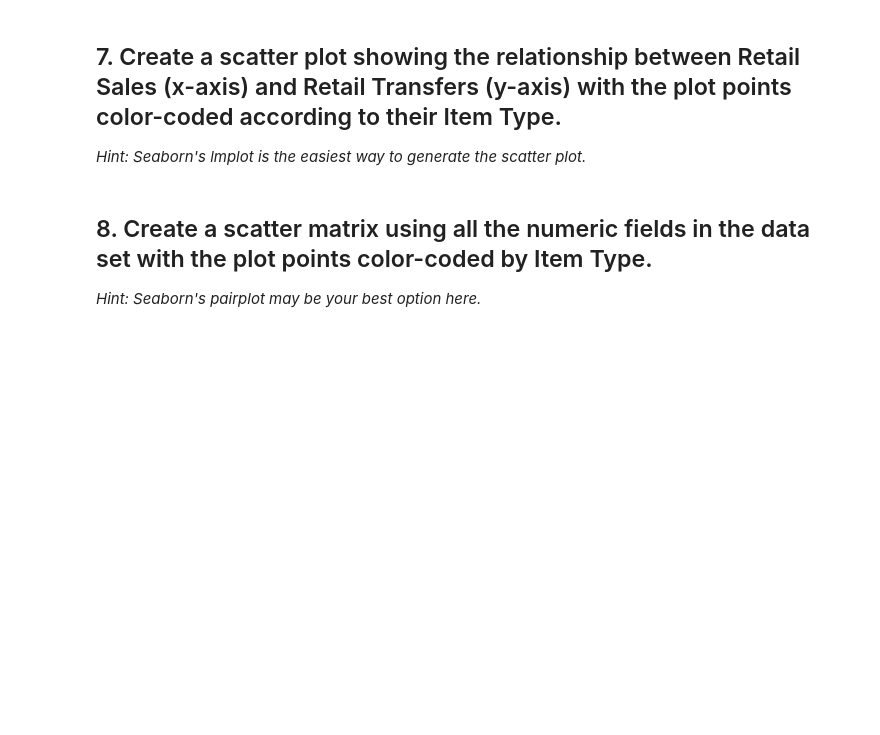
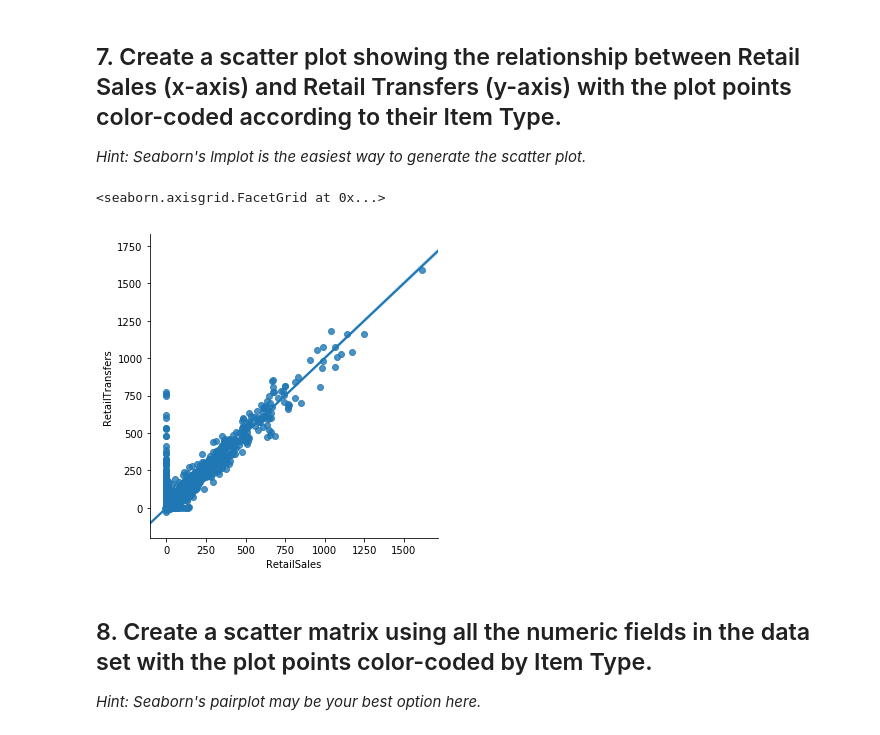
Before and after one commit to LiviaCanet/datamad0119, a Jupyter notebook: module-2/lab-plotting-multiple-data-series/your-code/main.ipynb, the cells around one changed output. Cells and saved outputs as stored; diff of their text form; code cells hidden in the pictures; blank space fills up the shorter version.

```diff
--- a/module-2/lab-plotting-multiple-data-series/your-code/main.ipynb
+++ b/module-2/lab-plotting-multiple-data-series/your-code/main.ipynb
@@ -87,3 +85,11 @@ sns.lmplot(x="RetailSales", y="RetailTransfers", hue="ItemCode", data=data)
+# %%
+sns.lmplot(x="RetailSales", y="RetailTransfers", data=data)
+
+# Hay que poner el hue="ItemCode" dentro de lmplot (para que diferencie los colores), pero cuando lo pongo
+# se me queda bloqueado el jupyter y el ordenador empieza a ventilar a muerte
+# %% [output]
+<seaborn.axisgrid.FacetGrid at 0x...>
+[figure, added]
 # %% [markdown]
 ## 8. Create a scatter matrix using all the numeric fields in the data set with the plot points color-coded by Item Type.
 
```
Also changed, not shown: parts of 1 cell of this notebook.
